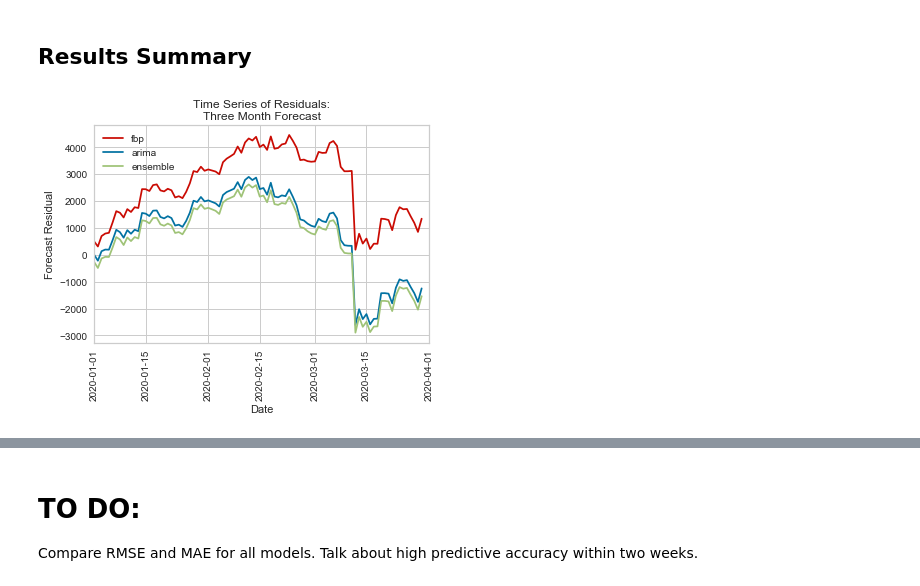
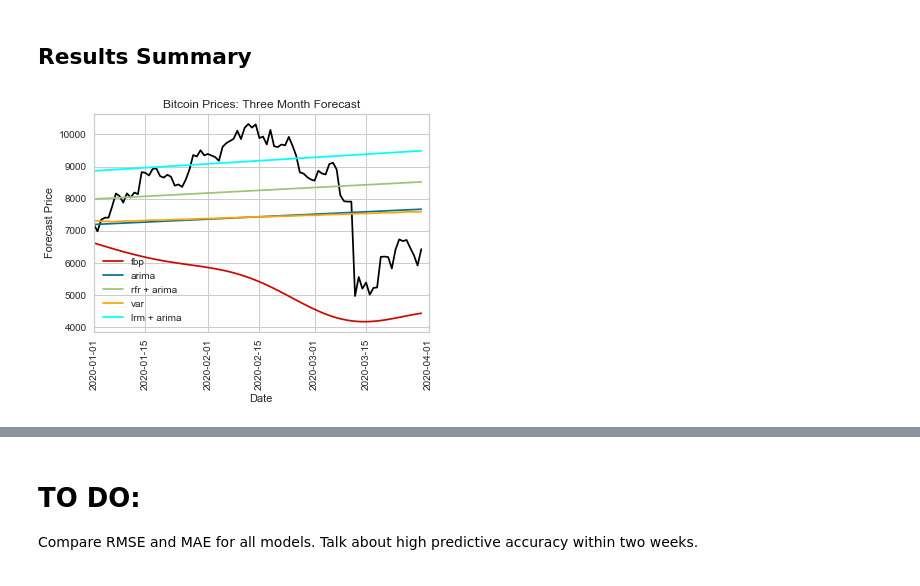
Before and after one commit to happyheppler/Thinkful-Module-38, a Jupyter notebook: module38_capstone.ipynb, the cells around one changed output, grey strips where cells are left out. Cells and saved outputs as stored; diff of their text form; code cells hidden in the pictures.

```diff
--- a/module38_capstone.ipynb
+++ b/module38_capstone.ipynb
@@ -1051,0 +1421,16 @@ The R-squared values for both the training and test sets are quite high (about 0
+# %%
+# Instantiate model
+lrm = linear_model.LinearRegression()
+
+# Fit model
+lrm.fit(X_pca, y)
+
+# Use model to predict prices in X_test
+y_pred = lrm.predict(X_pca)
+
+# Store predicted values in a new data frame
+lrm_final = final[['date']].copy()
+lrm_final['lrm_bitcoin_close'] = y_pred
+
+# Check data frame
+lrm_final
@@ -1051,0 +1500,11 @@ The R-squared values for both the training and test sets are quite high (about 0
+# %%
+# Forecast using ARIMA(2, 1, 1) model
+# Instantiate model
+model = ARIMA(lrm_final.lrm_bitcoin_close, order=(0, 1, 0))
+
+# Fit model
+model_fit = model.fit()
+
+# Use model to forecast and store in data frame
+actual['lrm_arima_forecast'] = model_fit.forecast(steps=90)[0]
+actual
@@ -1173,7 +1675,7 @@ Warnings:
 # %%
 # Forecast using ARIMA(0, 1, 0) model
 # Instantiate model
-model = ARIMA(rfr_final.rfr_bitcoin_close, order=(0, 1, 0))
+model = ARIMA(rfr_final.rfr_bitcoin_close, order=(0, 1, 1))
 
 # Fit model
 model_fit = model.fit()
@@ -1244,17 +1752,21 @@ Mean absolute error: 1432.48
 # %% [markdown]
 ## Results Summary
 # %%
-plt.plot(actual['date'], actual['actual_close'] - actual['fbp_forecast'], c='r', label='fbp')
-plt.plot(actual['date'], actual['actual_close'] - actual['arima_forecast'], c='b', label='arima')
-plt.plot(actual['date'], actual['actual_close'] - actual['rfr_arima_forecast'], c='g', label='ensemble')
+# Plot predicted values vs. actual values
+plt.plot(actual['date'], actual['actual_close'], c='black')
+plt.plot(actual['date'], actual['fbp_forecast'], c='r', label='fbp')
+plt.plot(actual['date'], actual['arima_forecast'], c='b', label='arima')
+plt.plot(actual['date'], actual['rfr_arima_forecast'], c='g', label='rfr + arima')
+plt.plot(actual['date'], actual['var_forecast'], c='orange', label='var')
+plt.plot(actual['date'], actual['lrm_arima_forecast'], c='cyan', label='lrm + arima')
 
 plt.xlim([datetime.date(2020, 1, 1)], [datetime.date(2020, 4, 1)])
 plt.xticks(rotation=90)
 plt.xlabel('Date')
-plt.ylabel('Forecast Residual')
-plt.title('Time Series of Residuals:\nThree Month Forecast')
-plt.legend(loc='upper left')
+plt.ylabel('Forecast Price')
+plt.title('Bitcoin Prices: Three Month Forecast')
+plt.legend(loc='lower left')
 
 plt.show()
 # %% [output]
-[figure, old version]
+[figure, new version]
```
Also changed, not shown: parts of 96 cells of this notebook.
